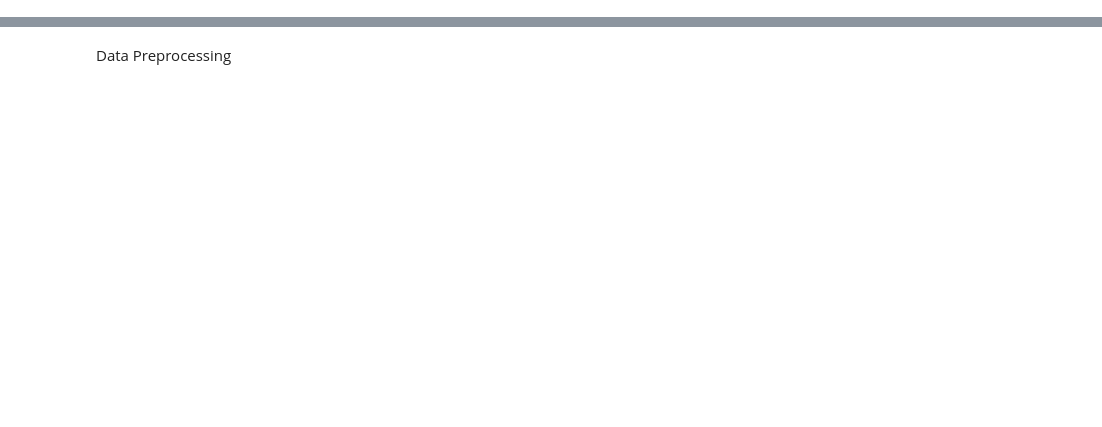
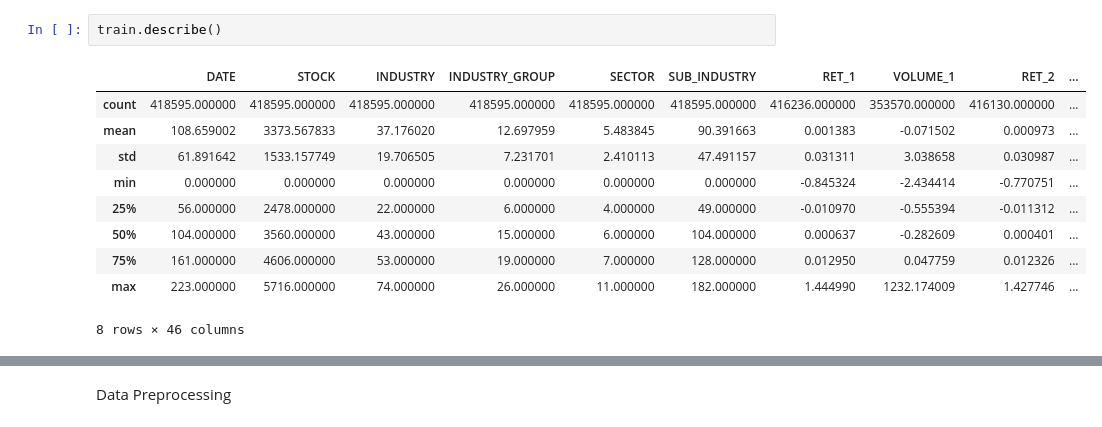
Before and after one commit to AxelPortier/QRT_Challenge_ENS, a Jupyter notebook: Test_Axel.ipynb, the cells around one changed output, grey strips where cells are left out. Saved outputs shown, nothing was run; the diff lists cells and outputs as text; blank space fills up the shorter version.

```diff
--- a/Test_Axel.ipynb
+++ b/Test_Axel.ipynb
@@ -11,0 +24,13 @@ Index(['ID', 'RET'], dtype='object')
+# %%
+train.describe()
+# %% [output]
+|  | DATE | STOCK | INDUSTRY | INDUSTRY_GROUP | SECTOR | SUB_INDUSTRY | RET_1 | VOLUME_1 | RET_2 | ... |
+| count | 418595.000000 | 418595.000000 | 418595.000000 | 418595.000000 | 418595.000000 | 418595.000000 | 416236.000000 | 353570.000000 | 416130.000000 | ... |
+| mean | 108.659002 | 3373.567833 | 37.176020 | 12.697959 | 5.483845 | 90.391663 | 0.001383 | -0.071502 | 0.000973 | ... |
+| std | 61.891642 | 1533.157749 | 19.706505 | 7.231701 | 2.410113 | 47.491157 | 0.031311 | 3.038658 | 0.030987 | ... |
+| min | 0.000000 | 0.000000 | 0.000000 | 0.000000 | 0.000000 | 0.000000 | -0.845324 | -2.434414 | -0.770751 | ... |
+| 25% | 56.000000 | 2478.000000 | 22.000000 | 6.000000 | 4.000000 | 49.000000 | -0.010970 | -0.555394 | -0.011312 | ... |
+| 50% | 104.000000 | 3560.000000 | 43.000000 | 15.000000 | 6.000000 | 104.000000 | 0.000637 | -0.282609 | 0.000401 | ... |
+| 75% | 161.000000 | 4606.000000 | 53.000000 | 19.000000 | 7.000000 | 128.000000 | 0.012950 | 0.047759 | 0.012326 | ... |
+| max | 223.000000 | 5716.000000 | 74.000000 | 26.000000 | 11.000000 | 182.000000 | 1.444990 | 1232.174009 | 1.427746 | ... |
+8 rows × 46 columns
```
Also changed, not shown: parts of 22 cells of this notebook.
